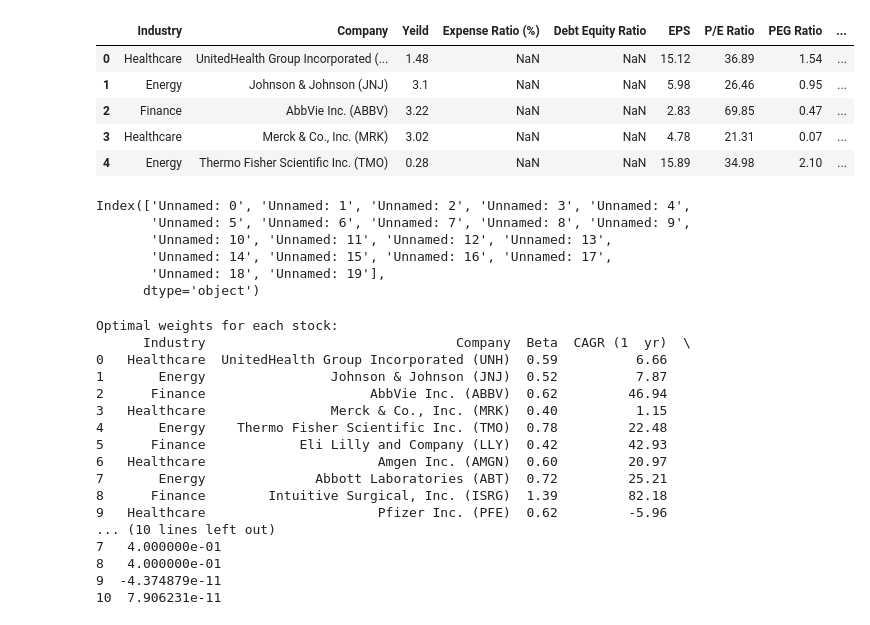
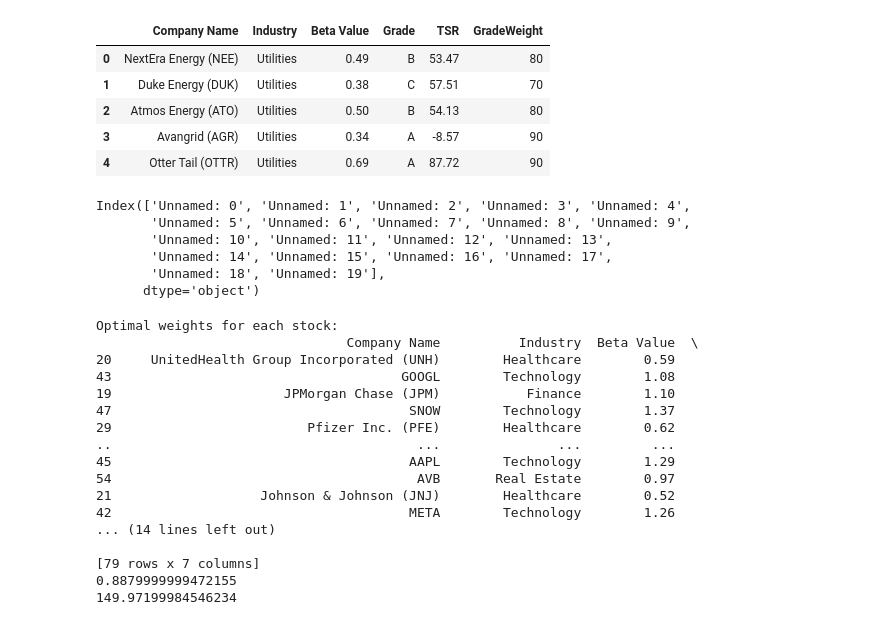
Before and after one commit to visheshgupta19/IDS_789_Final_Project, a Jupyter notebook: PO Algo - Markov Theory.ipynb, the cells around one changed output. Cells and saved outputs as stored; diff of their text form; code cells hidden in the pictures.

```diff
--- a/PO Algo - Markov Theory.ipynb
+++ b/PO Algo - Markov Theory.ipynb
@@ -20,22 +24,25 @@ import numpy as np
 import pandas as pd
 # %%
 # Change the URL to download the CSV directly
-url = "https://docs.google.com/spreadsheets/d/1y0mBNDZOQFXs84qa0u5Ws86WhT46qzkVS1y059f13C8/export?format=csv"
+url = "Companies.xlsx"
 
 # Read the CSV with specified options
-df = pd.read_csv(
+df = pd.read_excel(
     url,
-    index_col=None,            # Set the first column as rownames
+    index_col=None,  # Set the first column as rownames
 )
 
+grade_weight = {"A": 90, "B": 80, "C": 70, "D": 60, "E": 50, "F": 40}
+df["GradeWeight"] = df["Grade"].map(grade_weight)
+
 df.head(5)
 # %% [output]
-|  | Industry | Company | Yeild | Expense Ratio (%) | Debt Equity Ratio | EPS | P/E Ratio | PEG Ratio | ... |
-| 0 | Healthcare | UnitedHealth Group Incorporated (... | 1.48 | NaN | NaN | 15.12 | 36.89 | 1.54 | ... |
-| 1 | Energy | Johnson & Johnson (JNJ) | 3.1 | NaN | NaN | 5.98 | 26.46 | 0.95 | ... |
-| 2 | Finance | AbbVie Inc. (ABBV) | 3.22 | NaN | NaN | 2.83 | 69.85 | 0.47 | ... |
-| 3 | Healthcare | Merck & Co., Inc. (MRK) | 3.02 | NaN | NaN | 4.78 | 21.31 | 0.07 | ... |
-| 4 | Energy | Thermo Fisher Scientific Inc. (TMO) | 0.28 | NaN | NaN | 15.89 | 34.98 | 2.10 | ... |
+|  | Company Name | Industry | Beta Value | Grade | TSR | GradeWeight |
+| 0 | NextEra Energy (NEE) | Utilities | 0.49 | B | 53.47 | 80 |
+| 1 | Duke Energy (DUK) | Utilities | 0.38 | C | 57.51 | 70 |
+| 2 | Atmos Energy (ATO) | Utilities | 0.50 | B | 54.13 | 80 |
+| 3 | Avangrid (AGR) | Utilities | 0.34 | A | -8.57 | 90 |
+| 4 | Otter Tail (OTTR) | Utilities | 0.69 | A | 87.72 | 90 |
 # %%
 df.columns
 # %% [output]
@@ -86,7 +95,7 @@ for companys in df["Company"].unique():
     # Apply the mask to weights
     constraints.append(cp.sum(weights[company_mask]) <= 0.04)  # Max 4% per company
 # %%
-#"Industry",
+# "Industry",
 
 
 # Formulate the problem
@@ -98,23 +107,30 @@ problem.solve()
 # Display results
 print("Optimal weights for each stock:")
 df["weight"] = weights.value
-#print(df[["Industry", "weight"]])
-print(df[["Industry","Company", "Beta", "CAGR (1  yr)","weight"]])
+# print(df[["Industry", "weight"]])
+
+df = df.sort_values(by="weight", ascending=False)
+
+weighted_beta = (df["Beta Value"] * df["weight"]).sum()
+weighted_tsr = (df["TSR"] * df["weight"]).sum()
+print(df)
+print(weighted_beta)
+print(weighted_tsr)
 # %% [output]
 Optimal weights for each stock:
-      Industry                                Company  Beta  CAGR (1  yr)  \
-0   Healthcare  UnitedHealth Group Incorporated (UNH)  0.59          6.66
-1       Energy                Johnson & Johnson (JNJ)  0.52          7.87
-2      Finance                     AbbVie Inc. (ABBV)  0.62         46.94
-3   Healthcare                Merck & Co., Inc. (MRK)  0.40          1.15
-4       Energy    Thermo Fisher Scientific Inc. (TMO)  0.78         22.48
-5      Finance            Eli Lilly and Company (LLY)  0.42         42.93
-6   Healthcare                      Amgen Inc. (AMGN)  0.60         20.97
-7       Energy              Abbott Laboratories (ABT)  0.72         25.21
-8      Finance        Intuitive Surgical, Inc. (ISRG)  1.39         82.18
-9   Healthcare                      Pfizer Inc. (PFE)  0.62         -5.96
-... (10 lines left out)
-7   4.000000e-01
-8   4.000000e-01
-9  -4.374879e-11
-10  7.906231e-11
+                                Company Name          Industry  Beta Value  \
+20     UnitedHealth Group Incorporated (UNH)        Healthcare        0.59
+43                                     GOOGL        Technology        1.08
+19                      JPMorgan Chase (JPM)           Finance        1.10
+47                                      SNOW        Technology        1.37
+29                         Pfizer Inc. (PFE)        Healthcare        0.62
+..                                       ...               ...         ...
+45                                      AAPL        Technology        1.29
+54                                       AVB       Real Estate        0.97
+21                   Johnson & Johnson (JNJ)        Healthcare        0.52
+42                                      META        Technology        1.26
+... (14 lines left out)
+
+[79 rows x 7 columns]
+0.8879999999472155
+149.97199984546234
```
Also changed, not shown: parts of 2 cells of this notebook, 1 other file.
